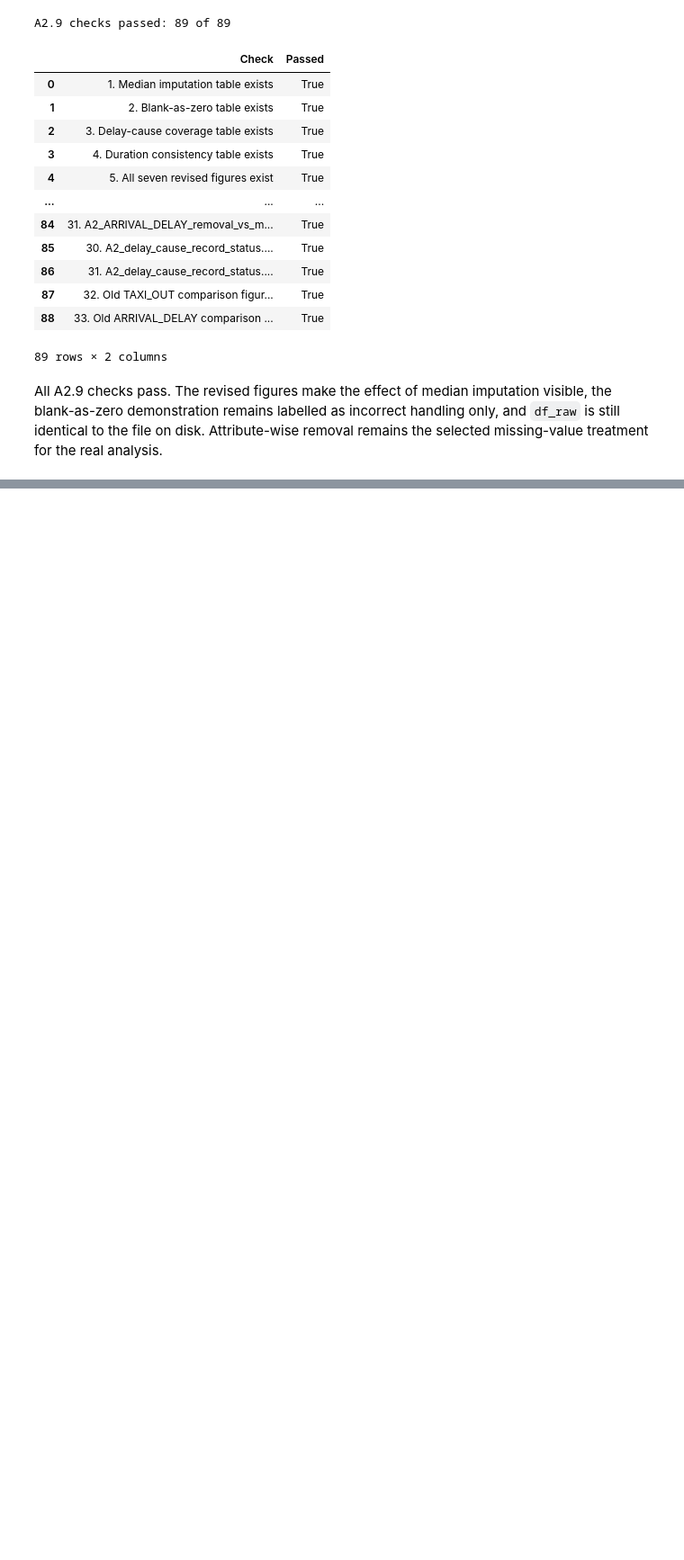
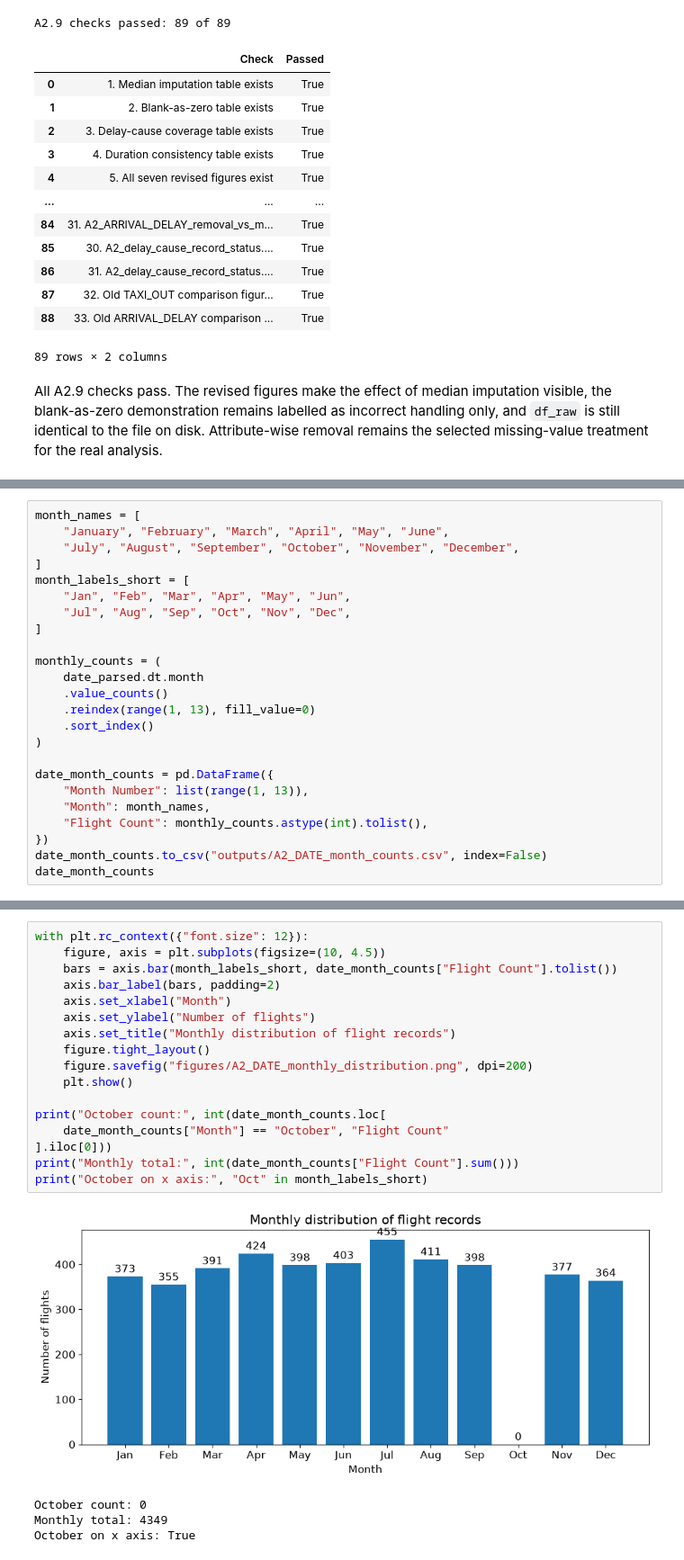
Before and after one commit to le23967/31250-assignment2-25740123, a Jupyter notebook: ida_25740123.ipynb, the cells around one changed output, grey strips where cells are left out. Shown at 90% size. Drawn from its saved outputs; the diff is of its cells as text; blank space fills up the shorter version.

```diff
--- a/ida_25740123.ipynb
+++ b/ida_25740123.ipynb
@@ -3913,0 +4423,24 @@ missing-value treatment for the real analysis.
+# %%
+month_names = [
+    "January", "February", "March", "April", "May", "June",
+    "July", "August", "September", "October", "November", "December",
+]
+month_labels_short = [
+    "Jan", "Feb", "Mar", "Apr", "May", "Jun",
+    "Jul", "Aug", "Sep", "Oct", "Nov", "Dec",
+]
+
+monthly_counts = (
+    date_parsed.dt.month
+    .value_counts()
+    .reindex(range(1, 13), fill_value=0)
+    .sort_index()
+)
+
+date_month_counts = pd.DataFrame({
+    "Month Number": list(range(1, 13)),
+    "Month": month_names,
+    "Flight Count": monthly_counts.astype(int).tolist(),
+})
+date_month_counts.to_csv("outputs/A2_DATE_month_counts.csv", index=False)
+date_month_counts
@@ -3913,0 +4461,22 @@ missing-value treatment for the real analysis.
+# %%
+with plt.rc_context({"font.size": 12}):
+    figure, axis = plt.subplots(figsize=(10, 4.5))
+    bars = axis.bar(month_labels_short, date_month_counts["Flight Count"].tolist())
+    axis.bar_label(bars, padding=2)
+    axis.set_xlabel("Month")
+    axis.set_ylabel("Number of flights")
+    axis.set_title("Monthly distribution of flight records")
+    figure.tight_layout()
+    figure.savefig("figures/A2_DATE_monthly_distribution.png", dpi=200)
+    plt.show()
+
+print("October count:", int(date_month_counts.loc[
+    date_month_counts["Month"] == "October", "Flight Count"
+].iloc[0]))
+print("Monthly total:", int(date_month_counts["Flight Count"].sum()))
+print("October on x axis:", "Oct" in month_labels_short)
+# %% [output]
+[figure, added]
+October count: 0
+Monthly total: 4349
+October on x axis: True
```
Also changed, not shown: parts of 42 cells of this notebook, 10 other files.
